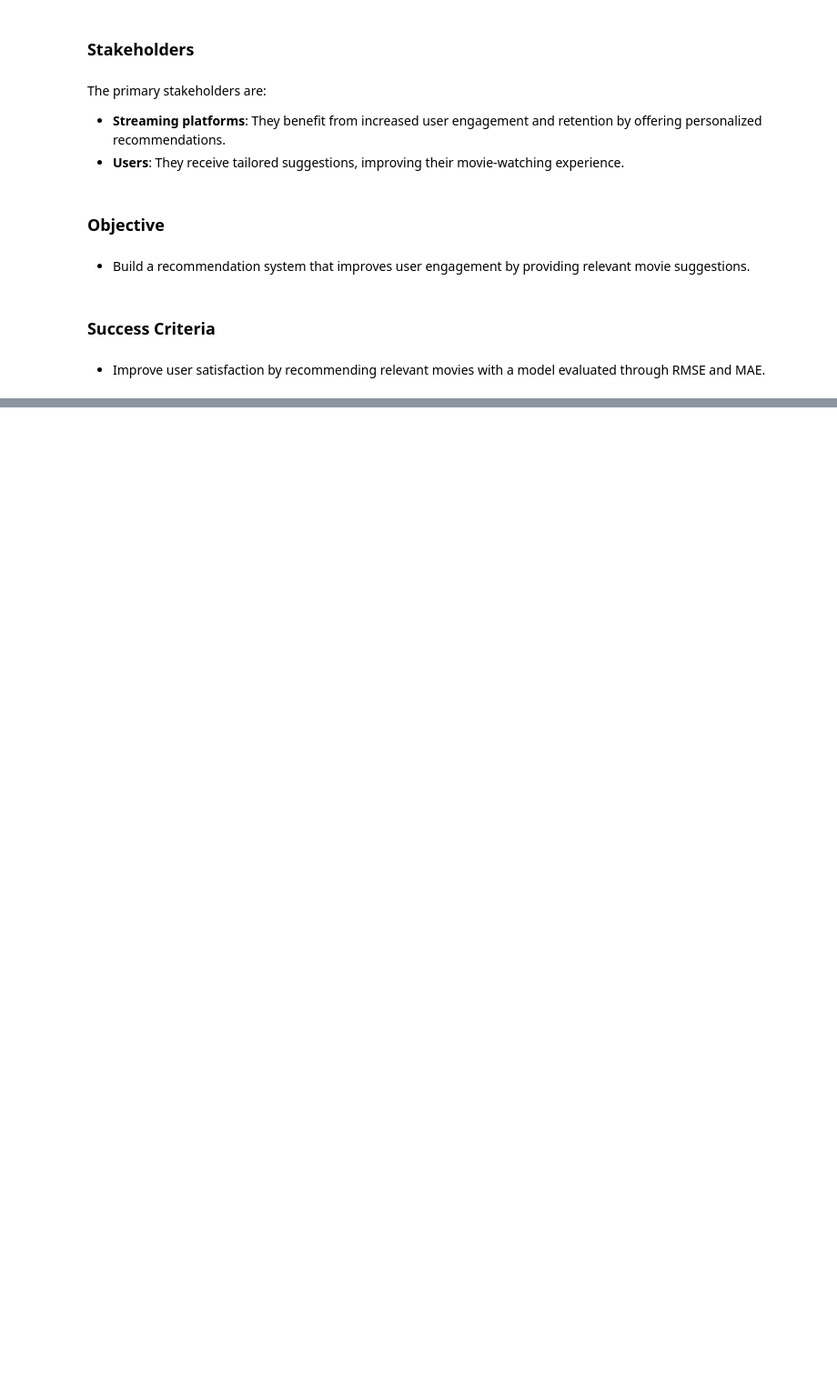
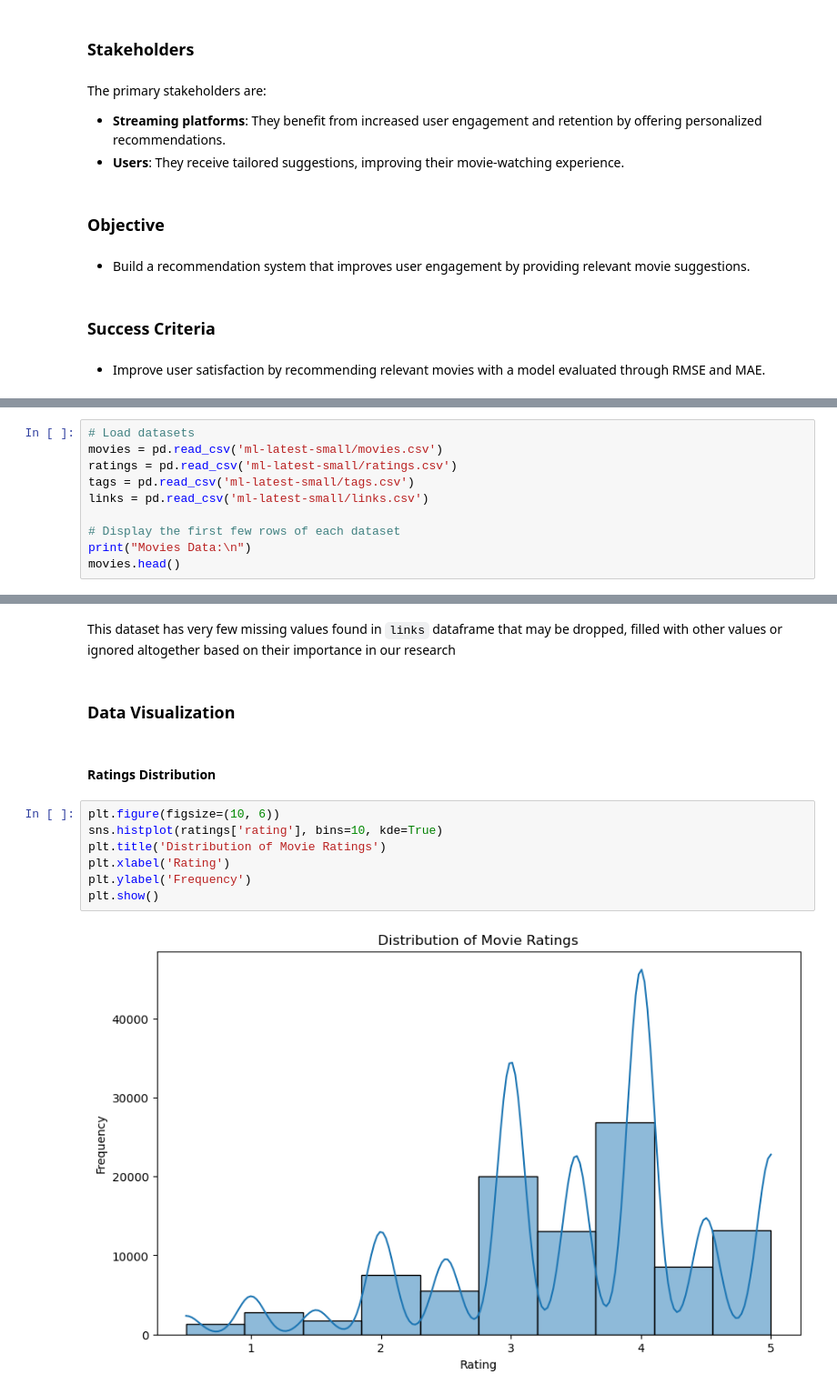
Before and after one commit to Nzoki/Movies-Recommendation-System, a Jupyter notebook: Sam.ipynb, the cells around one changed output, grey strips where cells are left out. Shown: that part at 91% size. Cells and saved outputs as stored; diff of their text form; blank space fills up the shorter version.

```diff
--- a/Sam.ipynb
+++ b/Sam.ipynb
@@ -22,0 +45,10 @@ The primary stakeholders are:
+# %%
+# Load datasets
+movies = pd.read_csv('ml-latest-small/movies.csv')
+ratings = pd.read_csv('ml-latest-small/ratings.csv')
+tags = pd.read_csv('ml-latest-small/tags.csv')
+links = pd.read_csv('ml-latest-small/links.csv')
+
+# Display the first few rows of each dataset
+print("Movies Data:\n")
+movies.head()
@@ -22,0 +207,15 @@ The primary stakeholders are:
+# %% [markdown]
+This dataset has very few missing values found in `links` dataframe that may be dropped, filled with other values or ignored altogether based on their importance in our research
+# %% [markdown]
+### Data Visualization
+# %% [markdown]
+#### Ratings Distribution
+# %%
+plt.figure(figsize=(10, 6))
+sns.histplot(ratings['rating'], bins=10, kde=True)
+plt.title('Distribution of Movie Ratings')
+plt.xlabel('Rating')
+plt.ylabel('Frequency')
+plt.show()
+# %% [output]
+[figure, added]
```
Also changed, not shown: parts of 45 cells of this notebook.
